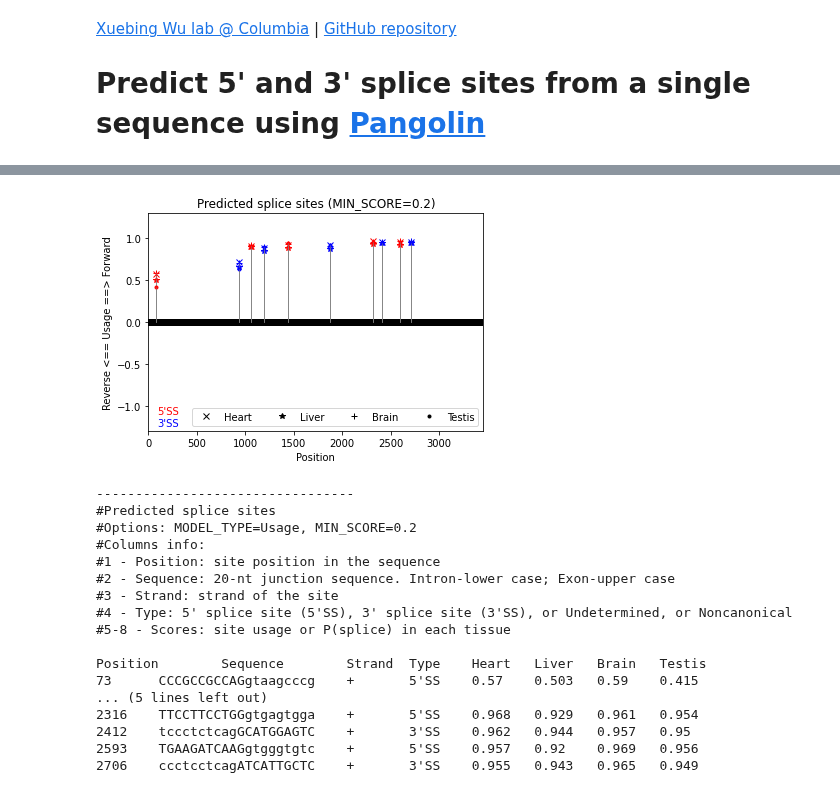
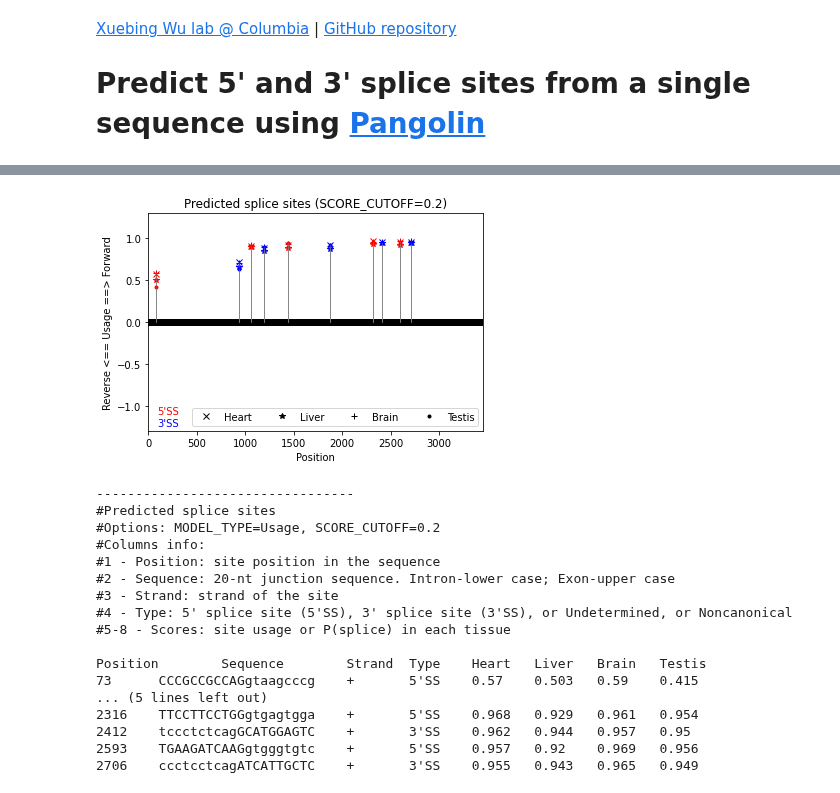
Before and after one commit to xuebingwu/Pangolin, a Jupyter notebook: colab.ipynb, the cells around one changed output, grey strips where cells are left out. Saved outputs shown, nothing was run; the diff lists cells and outputs as text; code cells hidden in the pictures.

```diff
--- a/colab.ipynb
+++ b/colab.ipynb
@@ -32,9 +32,7 @@ class bcolors:
 SEQUENCE = "Enter your sequence or select a sample sequence (default: ACTB pre-mRNA)"#@param ["ACTB pre-mRNA", "GAPDH pre-mRNA", "EGFP + CENPB 3' UTR reporter"] {allow-input: true}
 
 #@markdown - To run: click `Runtime` -> `Run all` in the menu bar, or click the triangle play/run button on the left
-#@markdown - Input format: raw sequence (A/C/G/T/U only); can paste a multi-line sequence from a FASTA file (without the header)
-#@markdown - More accurate to use full-length transcript sequence (model scores each 10kb window)
-#@markdown - Can also run on a short sequence
+#@markdown - Input format: raw sequence (A/C/G/T/U only); space allowed, can paste a multi-line sequence from a FASTA file (without the header)
 
 seq = SEQUENCE
 
@@ -86,8 +84,9 @@ tissues = ['Heart','Liver','Brain','Testis']
 
 
 # min score
-MIN_SCORE = 0.2 #@param {type:"slider", min:0.01, max:1, step:0.01}
+SCORE_CUTOFF = 0.2 #@param {type:"slider", min:0.01, max:1, step:0.01}
 #@markdown - Minimum usage/splicing probability of a site to be included in the output
+#@markdown - A site is included if it meets the cutoff in any of the four tissues: heart, liver, brain, and testis
 
 if not os.path.exists("predict-splice-sites"):
   print("\n")
@@ -223,7 +222,7 @@ def plot_sites(sites,strand):
   pylab.plot()
   pylab.xlim(0,SEQ_LEN)
   pylab.ylim(-0.05,1.2)
-  pylab.title('Predicted splice sites (strand='+strand+',MIN_SCORE='+str(MIN_SCORE)+')')
+  pylab.title('Predicted splice sites (strand='+strand+',SCORE_CUTOFF='+str(SCORE_CUTOFF)+')')
   pylab.ylabel(MODEL_TYPE+' ('+strand+' strand)')
   pylab.xlabel('Position')
 
@@ -266,7 +265,7 @@ def plot_sites_both_strands(sites_p,sites_m):
   pylab.plot()
   pylab.xlim(0,SEQ_LEN)
   pylab.ylim(-1.3,1.3)
-  pylab.title('Predicted splice sites (MIN_SCORE='+str(MIN_SCORE)+')')
+  pylab.title('Predicted splice sites (SCORE_CUTOFF='+str(SCORE_CUTOFF)+')')
   pylab.ylabel('Reverse <== '+MODEL_TYPE +' ==> Forward')
   pylab.xlabel('Position')
 
@@ -312,7 +311,7 @@ def site_table(sites,strand):
   if strand == '+':
     outf = open("predicted_splice_sites.txt",'w')
     outf.write("#Predicted splice sites\n")
-    outf.write("#Options: MODEL_TYPE="+MODEL_TYPE+", MIN_SCORE="+str(MIN_SCORE)+"\n")
+    outf.write("#Options: MODEL_TYPE="+MODEL_TYPE+", SCORE_CUTOFF="+str(SCORE_CUTOFF)+"\n")
     outf.write("#Columns info:\n")
     outf.write("#1 - Position: site position in the sequence\n")
     outf.write("#2 - Sequence: 20-nt junction sequence. Intron-lower case; Exon-upper case\n")
@@ -344,10 +343,10 @@ print(datetime.datetime.now().strftime("%Y-%m-%d %H:%M:%S")+': Scoring sites: +
 scores = run_models( 5000*'N'+ seq + 5000*'N')
 
 print(datetime.datetime.now().strftime("%Y-%m-%d %H:%M:%S")+': Filtering sites: + strand')
-sites = filter_predicted_sites(seq,scores,MIN_SCORE,'+')
+sites = filter_predicted_sites(seq,scores,SCORE_CUTOFF,'+')
 
 if len(sites) == 0:
-  print(bcolors.BOLD +bcolors.FAIL + "No sites found on the + strand with MIN_SCORE = "+str(MIN_SCORE)+bcolors.ENDC)
+  print(bcolors.BOLD +bcolors.FAIL + "No sites found on the + strand with SCORE_CUTOFF = "+str(SCORE_CUTOFF)+bcolors.ENDC)
 else:
   # write sites to a file
   print(datetime.datetime.now().strftime("%Y-%m-%d %H:%M:%S")+': Saving to file: + strand')
@@ -361,9 +360,9 @@ seq = reverse_complement(seq)
 print(datetime.datetime.now().strftime("%Y-%m-%d %H:%M:%S")+': Scoring sites: - strand')
 scores_rc = run_models( 5000*'N'+ seq + 5000*'N')
 print(datetime.datetime.now().strftime("%Y-%m-%d %H:%M:%S")+': Filtering sites: - strand')
-sites_rc  = filter_predicted_sites(seq,scores_rc,MIN_SCORE,'-')
+sites_rc  = filter_predicted_sites(seq,scores_rc,SCORE_CUTOFF,'-')
 if len(sites_rc) == 0:
-  print(bcolors.BOLD +bcolors.FAIL + "No sites found on the - strand with MIN_SCORE = "+str(MIN_SCORE)+bcolors.ENDC)
+  print(bcolors.BOLD +bcolors.FAIL + "No sites found on the - strand with SCORE_CUTOFF = "+str(SCORE_CUTOFF)+bcolors.ENDC)
 else:
   print(datetime.datetime.now().strftime("%Y-%m-%d %H:%M:%S")+': Saving to file: - strand')
   site_table(sites_rc,'-')
@@ -396,7 +395,7 @@ No sites found on the - strand with MIN_SCORE = 0.2
-[figure, old version]
+[figure, new version]
 ---------------------------------
 #Predicted splice sites
-#Options: MODEL_TYPE=Usage, MIN_SCORE=0.2
+#Options: MODEL_TYPE=Usage, SCORE_CUTOFF=0.2
 #Columns info:
 #1 - Position: site position in the sequence
 #2 - Sequence: 20-nt junction sequence. Intron-lower case; Exon-upper case
```
Also changed, not shown: parts of 1 cell of this notebook.
